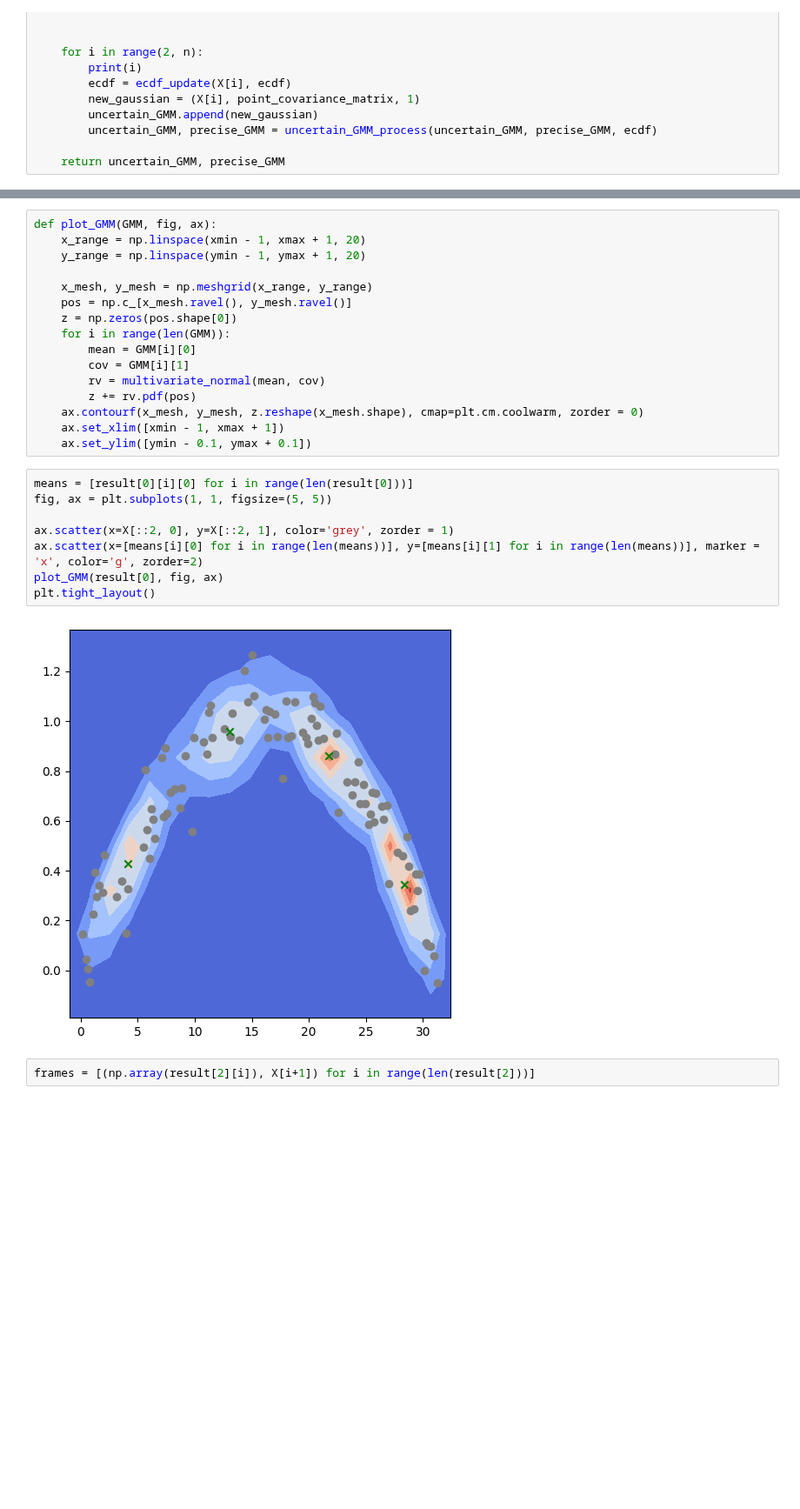
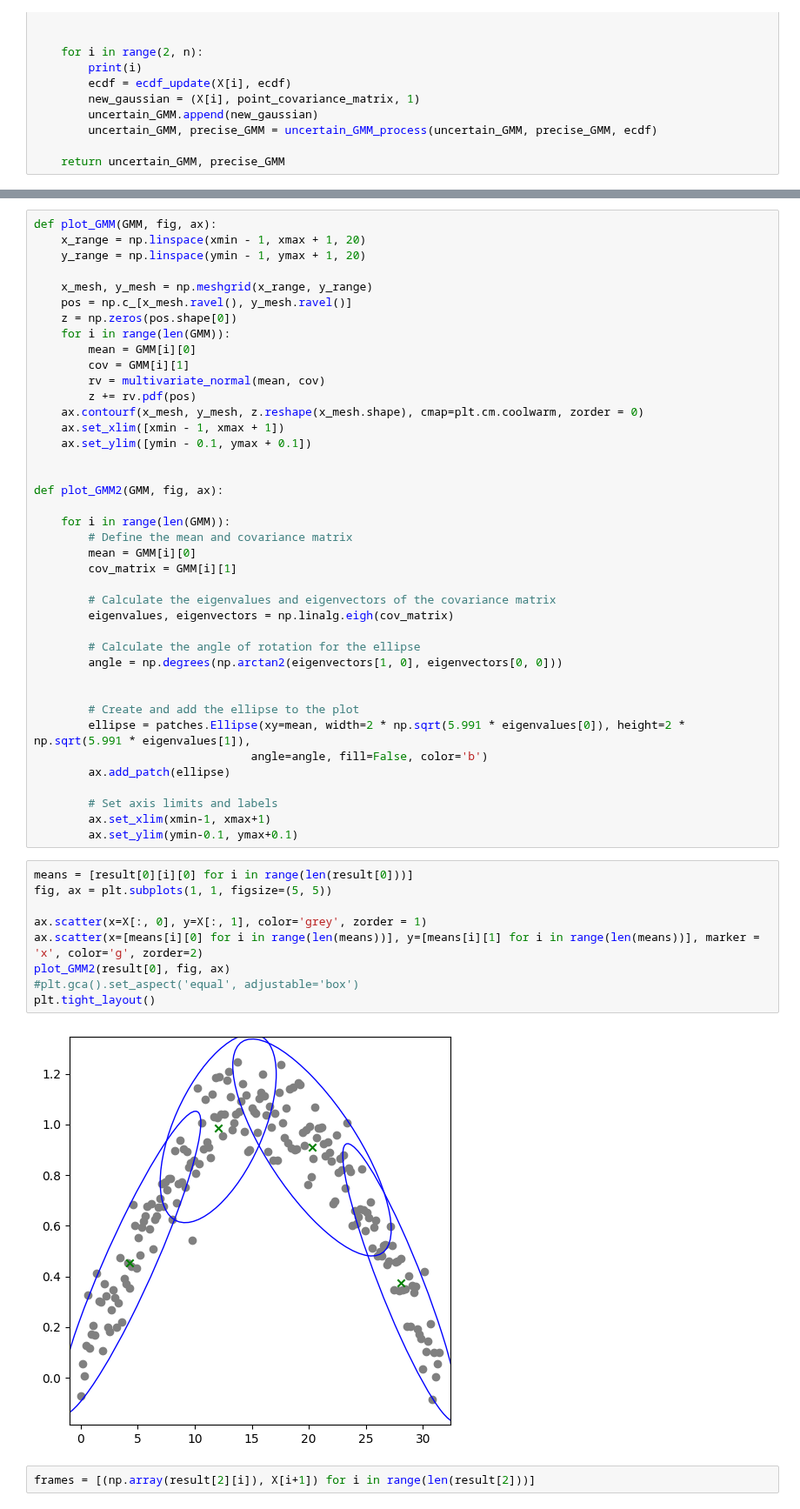
Before and after one commit to Stevan-LS/Online-DaDiL, a Jupyter notebook: Online GMM/Online GMM.ipynb, the cells around one changed output, grey strips where cells are left out. Shown at 87% size. Cells and saved outputs as stored; diff of their text form; blank space fills up the shorter version.

```diff
--- a/Online GMM/Online GMM.ipynb
+++ b/Online GMM/Online GMM.ipynb
@@ -429,16 +488,41 @@ def plot_GMM(GMM, fig, ax):
     ax.contourf(x_mesh, y_mesh, z.reshape(x_mesh.shape), cmap=plt.cm.coolwarm, zorder = 0)
     ax.set_xlim([xmin - 1, xmax + 1])
     ax.set_ylim([ymin - 0.1, ymax + 0.1])
+
+
+def plot_GMM2(GMM, fig, ax):
+
+    for i in range(len(GMM)):
+        # Define the mean and covariance matrix
+        mean = GMM[i][0]
+        cov_matrix = GMM[i][1]
+
+        # Calculate the eigenvalues and eigenvectors of the covariance matrix
+        eigenvalues, eigenvectors = np.linalg.eigh(cov_matrix)
+
+        # Calculate the angle of rotation for the ellipse
+        angle = np.degrees(np.arctan2(eigenvectors[1, 0], eigenvectors[0, 0]))
+
+
+        # Create and add the ellipse to the plot
+        ellipse = patches.Ellipse(xy=mean, width=2 * np.sqrt(5.991 * eigenvalues[0]), height=2 * np.sqrt(5.991 * eigenvalues[1]),
+                                angle=angle, fill=False, color='b')
+        ax.add_patch(ellipse)
+
+        # Set axis limits and labels
+        ax.set_xlim(xmin-1, xmax+1)
+        ax.set_ylim(ymin-0.1, ymax+0.1)
 # %%
 means = [result[0][i][0] for i in range(len(result[0]))]
 fig, ax = plt.subplots(1, 1, figsize=(5, 5))
 
-ax.scatter(x=X[::2, 0], y=X[::2, 1], color='grey', zorder = 1)
+ax.scatter(x=X[:, 0], y=X[:, 1], color='grey', zorder = 1)
 ax.scatter(x=[means[i][0] for i in range(len(means))], y=[means[i][1] for i in range(len(means))], marker = 'x', color='g', zorder=2)
-plot_GMM(result[0], fig, ax)
+plot_GMM2(result[0], fig, ax)
+#plt.gca().set_aspect('equal', adjustable='box')
 plt.tight_layout()
 # %% [output]
-[figure, old version]
+[figure, new version]
 # %%
 frames = [(np.array(result[2][i]), X[i+1]) for i in range(len(result[2]))]
 # %%
```
Also changed, not shown: parts of 7 cells of this notebook, 1 other file.
